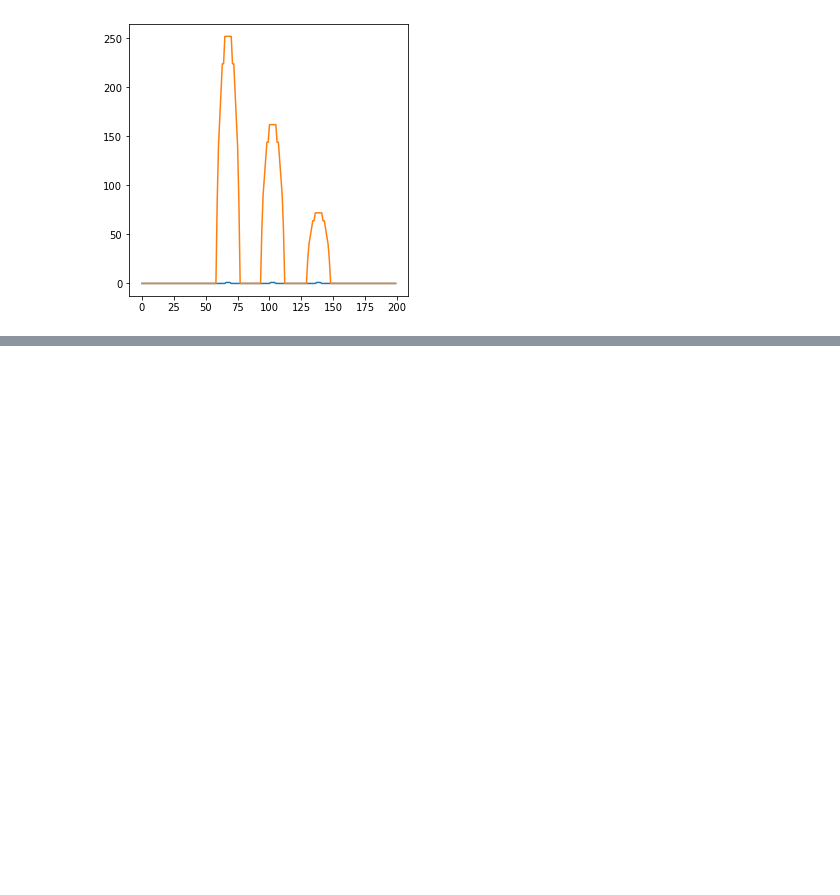
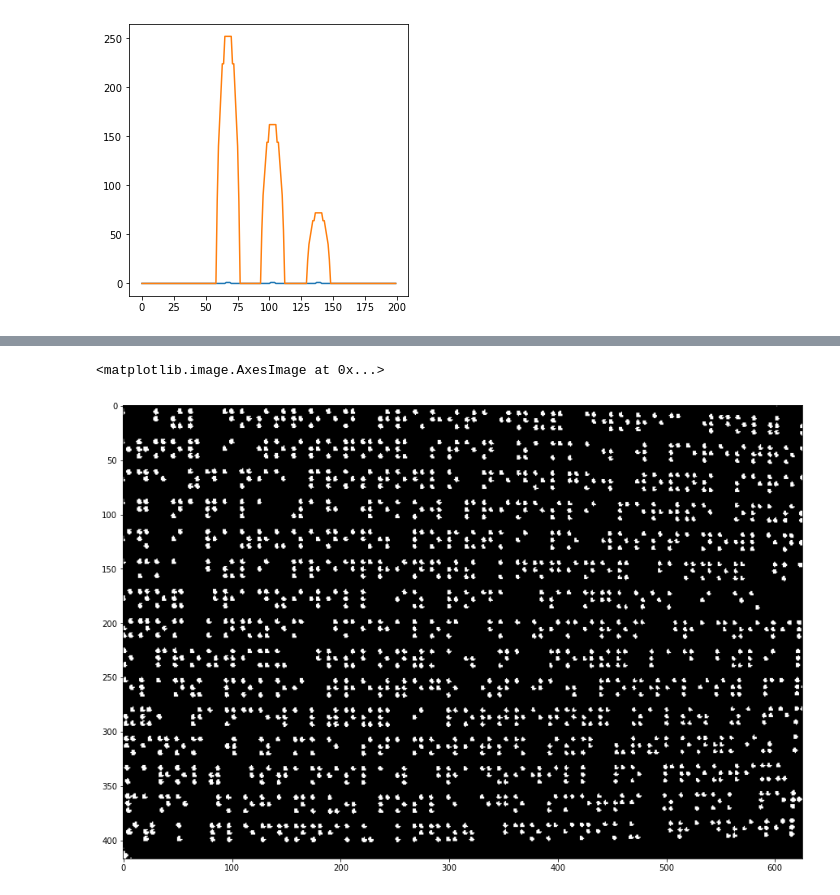
Before and after one commit to code-coffee-ufcg/braillingo-backend, a Jupyter notebook: obr/histogram_analysis.ipynb, the cells around one changed output, grey strips where cells are left out. Drawn from its saved outputs; the diff is of its cells as text; code cells hidden in the pictures; blank space fills up the shorter version.

```diff
--- a/obr/histogram_analysis.ipynb
+++ b/obr/histogram_analysis.ipynb
@@ -261,0 +266,9 @@ for yc in ycords:
+# %%
+img2 = cv2.imread('imagens/placa-braille-com-inscricoes.jpg',0)
+_ , img_bin2 = cv2.threshold(img2, 50, 255, cv2.THRESH_BINARY)
+img_bin2 = (~img_bin2)/255.
+plt.figure(figsize=(15,15))
+plt.imshow(img_bin2, cmap='gray')
+# %% [output]
+<matplotlib.image.AxesImage at 0x...>
+[figure, added]
```
Also changed, not shown: parts of 26 cells of this notebook, 2 other files.
